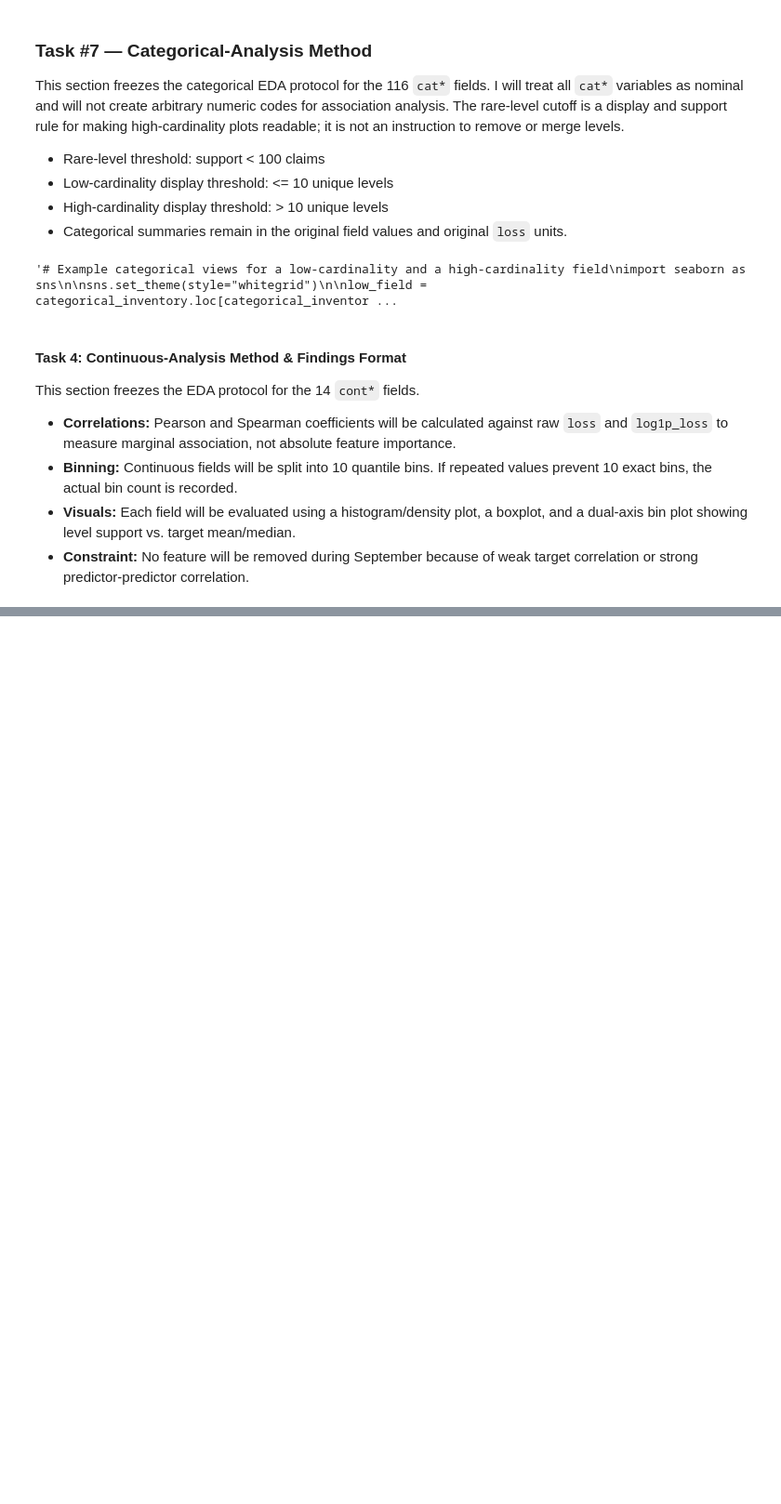
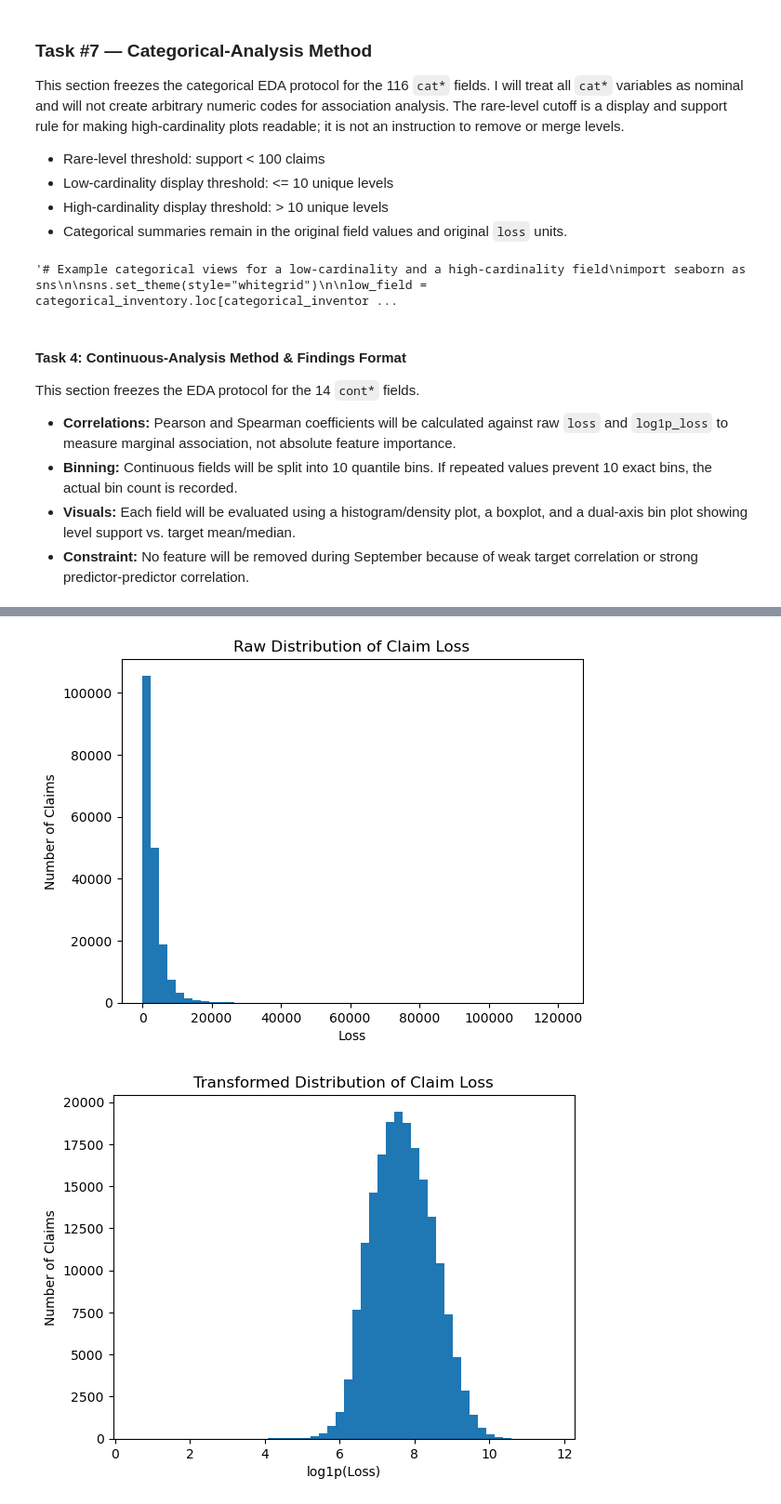
Before and after one commit to Break-Through-Tech/Allstate-1C-predicting-auto-claims-severity, a Jupyter notebook: notebooks/data-understanding.ipynb, the cells around one changed output, grey strips where cells are left out. Shown at 93% size. Drawn from its saved outputs; the diff is of its cells as text; code cells hidden in the pictures; blank space fills up the shorter version.

Commit message:
Complete Gate 3 Task 1 data quality and target evidence

```diff
--- a/notebooks/data-understanding.ipynb
+++ b/notebooks/data-understanding.ipynb
@@ -707,0 +720,13 @@ cont5         -0.011355          -0.015114           -0.014958
+# %%
+FROZEN_SRC = "../data/allstate_claims_data.csv"
+GATE1_PROFILE_PATH = "../artifacts/source_profile.csv"
+
+gate3_cat_cols = [f"cat{i}" for i in range(1, 117)]
+gate3_cont_cols = [f"cont{i}" for i in range(1, 15)]
+# %%
+gate3_df = pd.read_csv(FROZEN_SRC)
+
+gate1_profile = pd.read_csv(GATE1_PROFILE_PATH)
+
+print("Frozen source shape:", gate3_df.shape)
+print("Saved Gate 1 profile shape:", gate1_profile.shape)
@@ -707,0 +949,14 @@ cont5         -0.011355          -0.015114           -0.014958
+# %%
+gate3_loss = gate3_df["loss"]
+
+mean_loss = gate3_loss.mean()
+median_loss = gate3_loss.median()
+p95_loss = gate3_loss.quantile(0.95)
+max_loss = gate3_loss.max()
+loss_skewness = gate3_loss.skew()
+
+print("Mean loss:", round(mean_loss, 2))
+print("Median loss:", round(median_loss, 2))
+print("95th percentile:", round(p95_loss, 2))
+print("Maximum loss:", round(max_loss, 2))
+print("Raw skewness:", round(loss_skewness, 3))
@@ -707,0 +977,17 @@ cont5         -0.011355          -0.015114           -0.014958
+# %%
+gate3_log1p_loss = np.log1p(gate3_loss)
+
+plt.hist(gate3_loss, bins=50)
+plt.xlabel("Loss")
+plt.ylabel("Number of Claims")
+plt.title("Raw Distribution of Claim Loss")
+plt.show()
+
+plt.hist(gate3_log1p_loss, bins=50)
+plt.xlabel("log1p(Loss)")
+plt.ylabel("Number of Claims")
+plt.title("Transformed Distribution of Claim Loss")
+plt.show()
+# %% [output]
+[figure, added]
+[figure, added]
```
Also changed, not shown: parts of 24 cells of this notebook, 1 other file.
